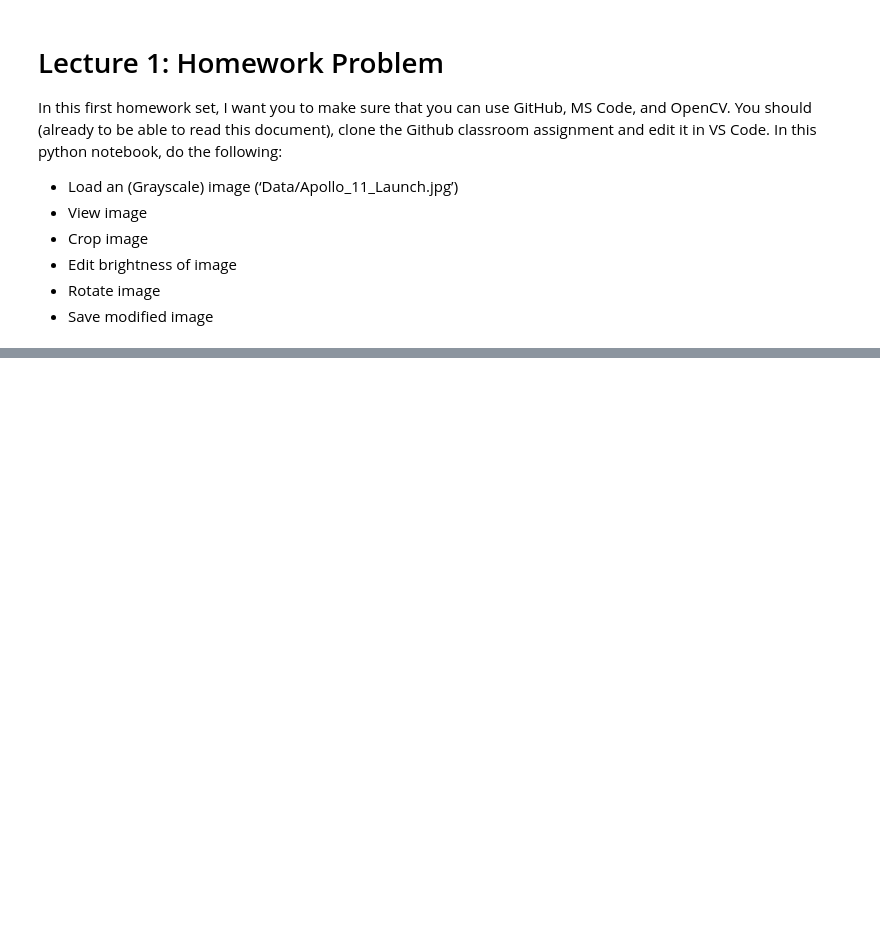
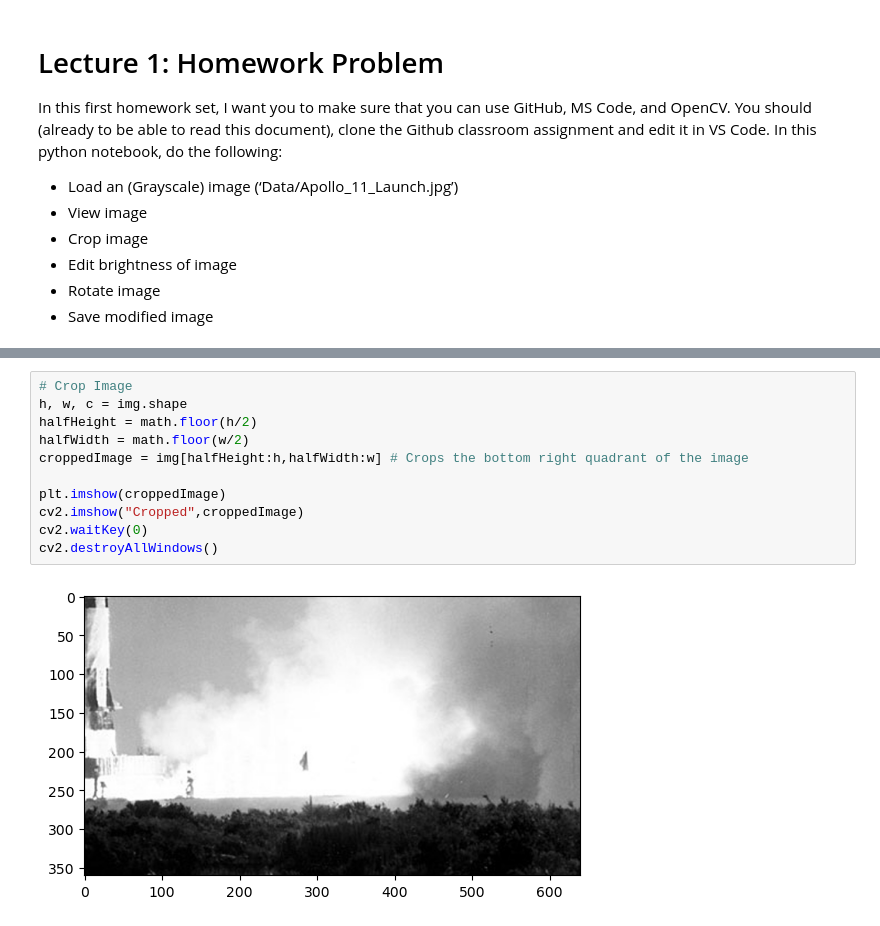
Before and after one commit to SSOE-ECE1390/verifying-setup-RamenTech, a Jupyter notebook: Homework_0.ipynb, the cells around one changed output, grey strips where cells are left out. Cells and saved outputs as stored; diff of their text form; blank space fills up the shorter version.

```diff
--- a/Homework_0.ipynb
+++ b/Homework_0.ipynb
@@ -13 +30,14 @@ You should (already to be able to read this document), clone the Github classroo
+# %%
+# Crop Image
+h, w, c = img.shape
+halfHeight = math.floor(h/2)
+halfWidth = math.floor(w/2)
+croppedImage = img[halfHeight:h,halfWidth:w] # Crops the bottom right quadrant of the image
+
+plt.imshow(croppedImage)
+cv2.imshow("Cropped",croppedImage)
+cv2.waitKey(0)
+cv2.destroyAllWindows()
+# %% [output]
+[figure, added]
 # %%
```
Also changed, not shown: parts of 3 cells of this notebook.
